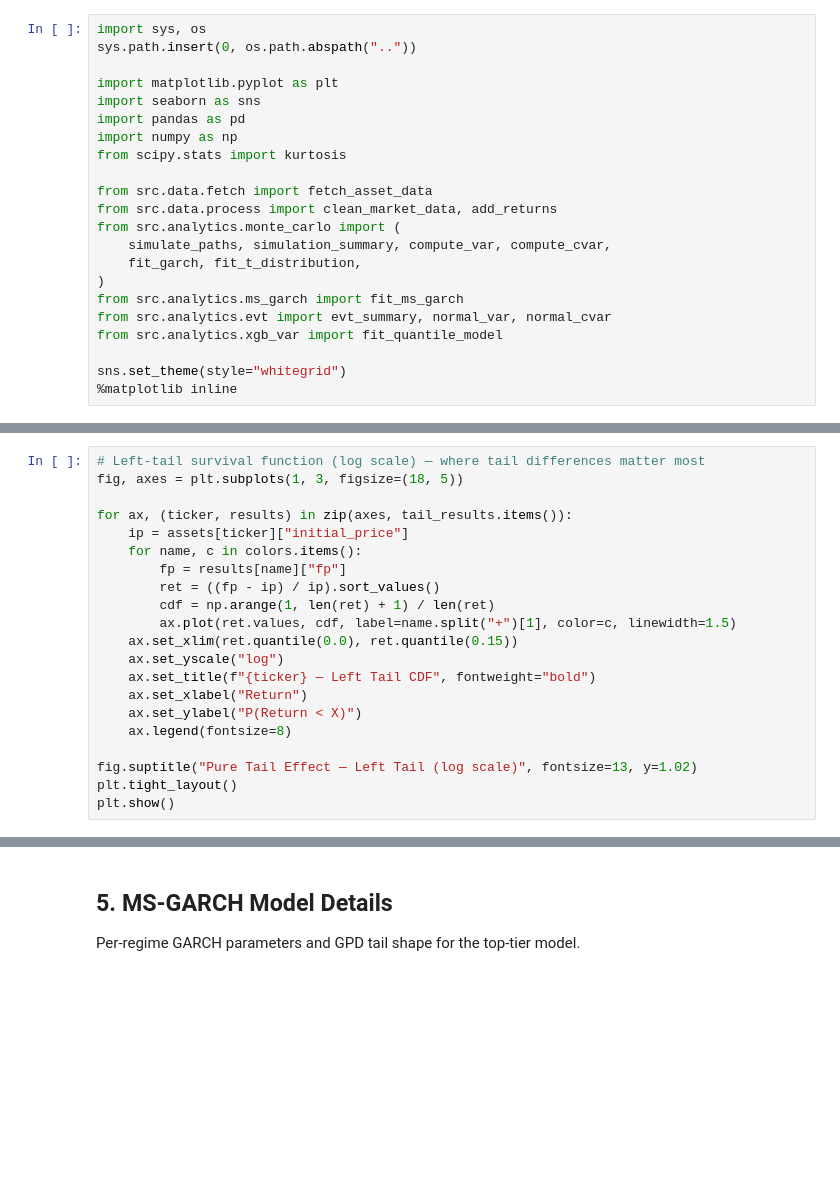
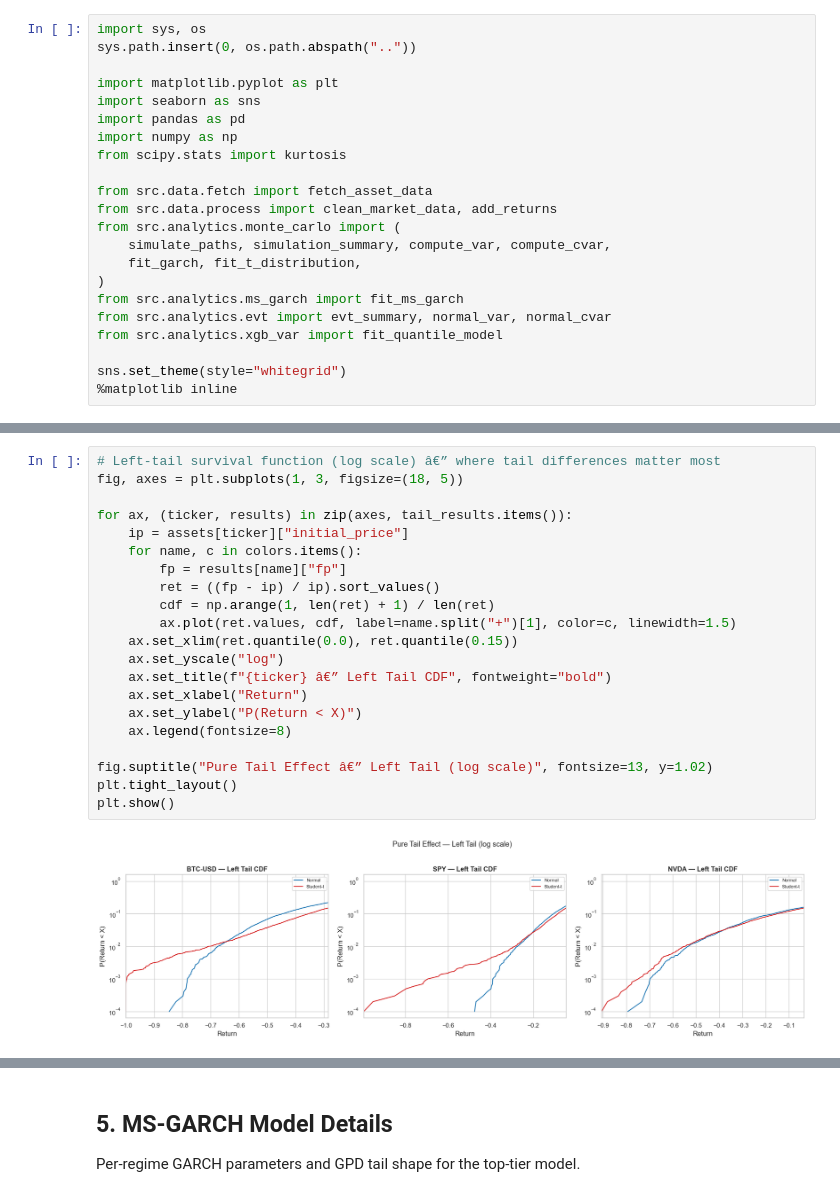
Before and after one commit to egarciademiguel-dsml/RiskLens, a Jupyter notebook: notebooks/model_deep_dive.ipynb, the cells around one changed output, grey strips where cells are left out. Cells and saved outputs as stored; diff of their text form; blank space fills up the shorter version.

```diff
--- a/notebooks/model_deep_dive.ipynb
+++ b/notebooks/model_deep_dive.ipynb
@@ -146,22 +167,24 @@ plt.show()
 # %%
-# Left-tail survival function (log scale) — where tail differences matter most
+# Left-tail survival function (log scale) â€” where tail differences matter most
 fig, axes = plt.subplots(1, 3, figsize=(18, 5))
 
 for ax, (ticker, results) in zip(axes, tail_results.items()):
     ip = assets[ticker]["initial_price"]
     for name, c in colors.items():
         fp = results[name]["fp"]
         ret = ((fp - ip) / ip).sort_values()
         cdf = np.arange(1, len(ret) + 1) / len(ret)
         ax.plot(ret.values, cdf, label=name.split("+")[1], color=c, linewidth=1.5)
     ax.set_xlim(ret.quantile(0.0), ret.quantile(0.15))
     ax.set_yscale("log")
-    ax.set_title(f"{ticker} — Left Tail CDF", fontweight="bold")
+    ax.set_title(f"{ticker} â€” Left Tail CDF", fontweight="bold")
     ax.set_xlabel("Return")
     ax.set_ylabel("P(Return < X)")
     ax.legend(fontsize=8)
 
-fig.suptitle("Pure Tail Effect — Left Tail (log scale)", fontsize=13, y=1.02)
+fig.suptitle("Pure Tail Effect â€” Left Tail (log scale)", fontsize=13, y=1.02)
 plt.tight_layout()
 plt.show()
+# %% [output]
+[figure, added]
 # %% [markdown]
```
Also changed, not shown: parts of 35 cells of this notebook, 1 other file.
